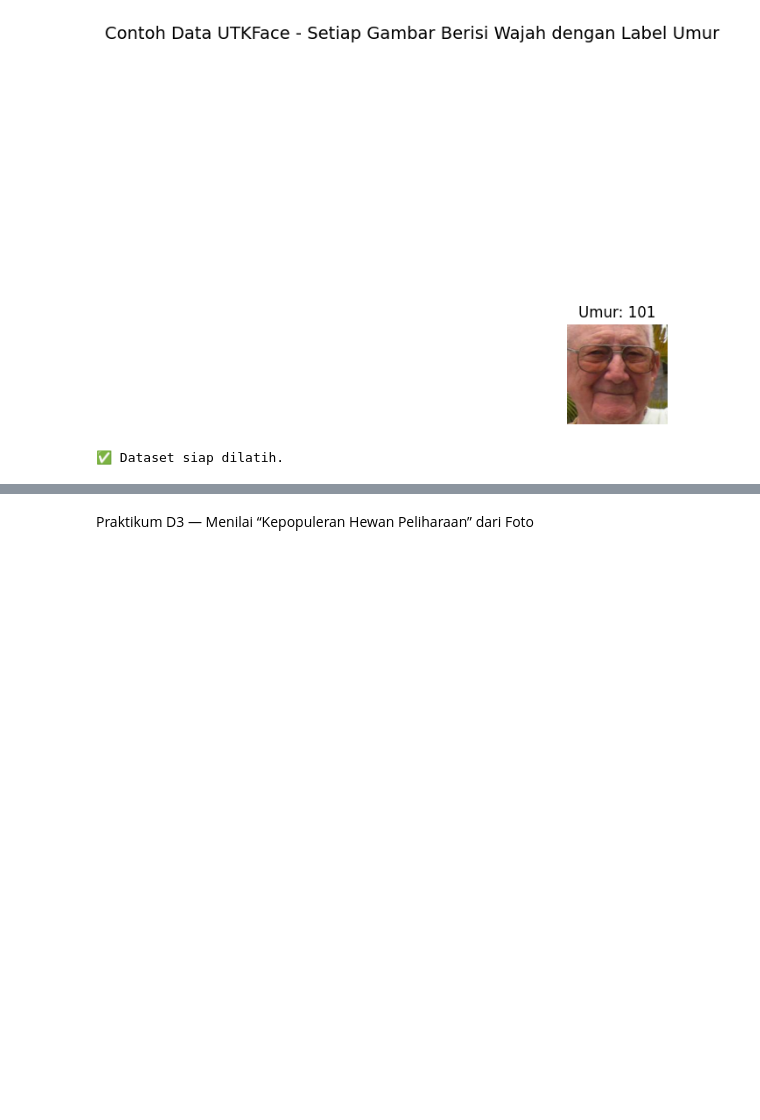
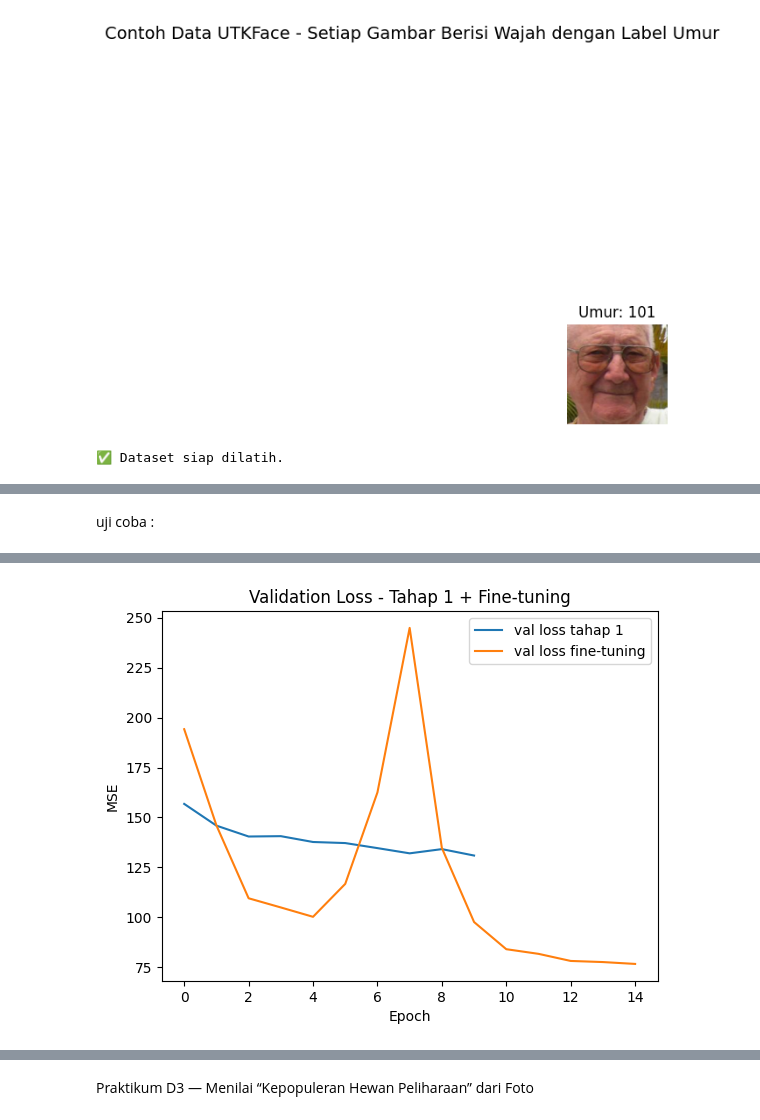
Before and after one commit to Algaray02/Visi_Komputer_TI-2A_05, a Jupyter notebook: Jobsheet 3/Jobsheet_3_VC.ipynb, the cells around one changed output, grey strips where cells are left out. Drawn from its saved outputs; the diff is of its cells as text; code cells hidden in the pictures; blank space fills up the shorter version.

```diff
--- a/Jobsheet 3/Jobsheet_3_VC.ipynb
+++ b/Jobsheet 3/Jobsheet_3_VC.ipynb
@@ -393,0 +373,65 @@ Epoch 5/5
+# %% [markdown]
+uji coba :
+# %%
+# Tahap 1 - training awal (feature extraction)
+base_model.trainable = False
+
+lr_reduction = tf.keras.callbacks.ReduceLROnPlateau(
+    monitor='val_loss',
+    factor=0.2,
+    patience=3,
+    verbose=1,
+    min_lr=1e-6
+)
+early_stop = tf.keras.callbacks.EarlyStopping(
+    monitor='val_loss',
+    patience=5,
+    restore_best_weights=True
+)
+cb = [early_stop, lr_reduction]
+
+model.compile(
+    optimizer=tf.keras.optimizers.Adam(1e-3),
+    loss='mse',
+    metrics=['mae']
+)
+
+history = model.fit(
+    train_ds,
+    validation_data=test_ds,
+    epochs=10,
+    callbacks=cb,
+    verbose=1
+)
+
+# Tahap 2 - fine-tuning
+base_model.trainable = True
+
+# Bekukan layer bawah (misal 30 layer pertama)
+for layer in base_model.layers[:30]:
+    layer.trainable = False
+
+# Compile ulang hanya sekali
+model.compile(
+    optimizer=tf.keras.optimizers.Adam(1e-4),
+    loss='mse',
+    metrics=['mae']
+)
+
+history_ft = model.fit(
+    train_ds,
+    validation_data=test_ds,
+    epochs=15,
+    callbacks=cb,
+    verbose=1
+)
+
+# Plot hasil gabungan
+plt.plot(history.history['val_loss'], label='val loss tahap 1')
+plt.plot(history_ft.history['val_loss'], label='val loss fine-tuning')
+plt.title("Validation Loss - Tahap 1 + Fine-tuning")
+plt.xlabel("Epoch")
+plt.ylabel("MSE")
+plt.legend()
+plt.show()
+# %% [output]
@@ -394,3 +455,4 @@ Epoch 5/5
+[figure, added]
 # %%
 from math import sqrt
 y_pred = np.concatenate([model.predict(batch[0], verbose=0).ravel() for batch in test_ds])
```
Also changed, not shown: parts of 18 cells of this notebook, 13 other files.
